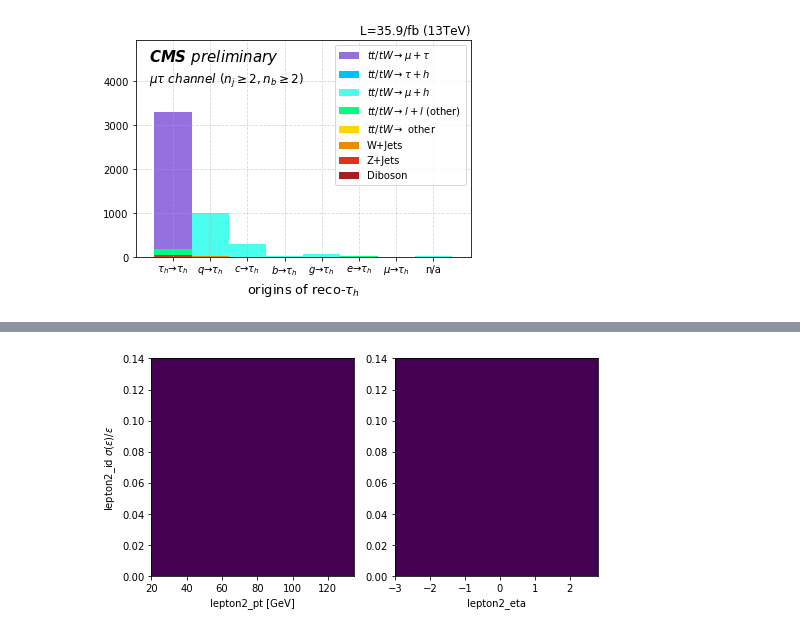
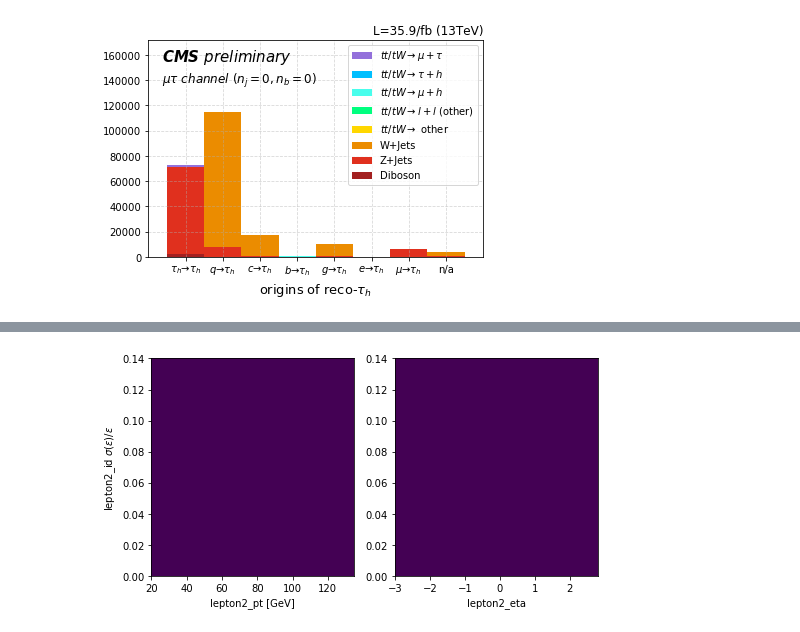
Before and after one commit to ZihengChen/WBranchingFaction, a Jupyter notebook: notebooks/studies/misid/genTauFlavor.ipynb, the cells around one changed output, grey strips where cells are left out. Saved outputs shown, nothing was run; the diff lists cells and outputs as text; code cells hidden in the pictures.

```diff
--- a/notebooks/studies/misid/genTauFlavor.ipynb
+++ b/notebooks/studies/misid/genTauFlavor.ipynb
@@ -75,7 +75,7 @@ class PlotterManager:
             self.colorList = ['#e0301e','#eb8c00','springgreen','deepskyblue','mediumpurple']
 # %%
 selection = 'mutau'
-pmng = PlotterManager(selection,'>1')
+pmng = PlotterManager(selection,'<1','<1')
 df_list = pmng.getDataFrameList()
 
 v,a,b,step,xl = 'tauGenFlavor',-1.5,8,1,r'origins of reco-$\tau_h$'
@@ -100,36 +100,37 @@ plt.figure(facecolor='w')
 # 1.1. show MC
 mc = plt.hist(variable_list, weights = weight_list,
             label   = pmng.labelList,
             color   = pmng.colorList,
             bins    = mybin,
             lw=0, alpha=1,
+            stacked=True,
             histtype='stepfilled',
             )
 mc = mc[0][-1] # keep only the stacked histogram, ignore the bin edges
 
 a+=0.5
 plt.grid(True,linestyle='--',alpha=0.5)
 plt.xlim(a, b)
 plt.ylim(0,1.5*mc.max())
 plt.text(0.04*b+0.96*a, 1.35*mc.max(), r'CMS $preliminary$',style='italic',fontsize='15',fontweight='bold')
-plt.text(0.04*b+0.96*a, 1.2*mc.max(), r'$\mu\tau$ channel $(n_j\geq 2,n_b\geq2 )$ ',style='italic',fontsize='12')
+plt.text(0.04*b+0.96*a, 1.2*mc.max(), r'$\mu\tau$ channel $(n_j=0,n_b=0 )$ ',style='italic',fontsize='12')
 
 plt.xticks(np.arange(8),[r'$\tau_h\to\tau_h$',
                          r'$q\to\tau_h$',
                          r'$c\to\tau_h$',
                          r'$b\to\tau_h$',
                          r'$g\to\tau_h$',
                          r'$e\to\tau_h$',
                          r'$\mu\to\tau_h$',
                          'n/a'])
 plt.legend()
 plt.xlabel(xl,fontsize=13)
 
 
 plt.title('L=35.9/fb (13TeV)',loc='right')
-plt.savefig(common.getBaseDirectory()+'plots/misid/origin_{}_2b.png'.format(selection), dpi=300)
+plt.savefig(common.getBaseDirectory()+'plots/misid/origin_{}_0b.png'.format(selection), dpi=300)
 # %% [output]
-[figure, old version]
+[figure, new version]
 # %%
 
 selection = 'etau'
```
Also changed, not shown: parts of 1 cell of this notebook, 12 other files.
